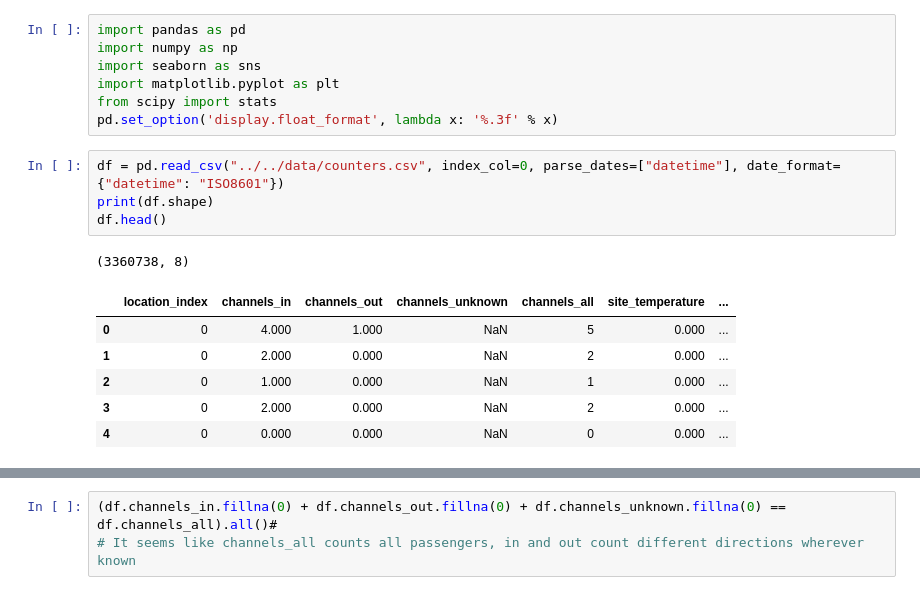
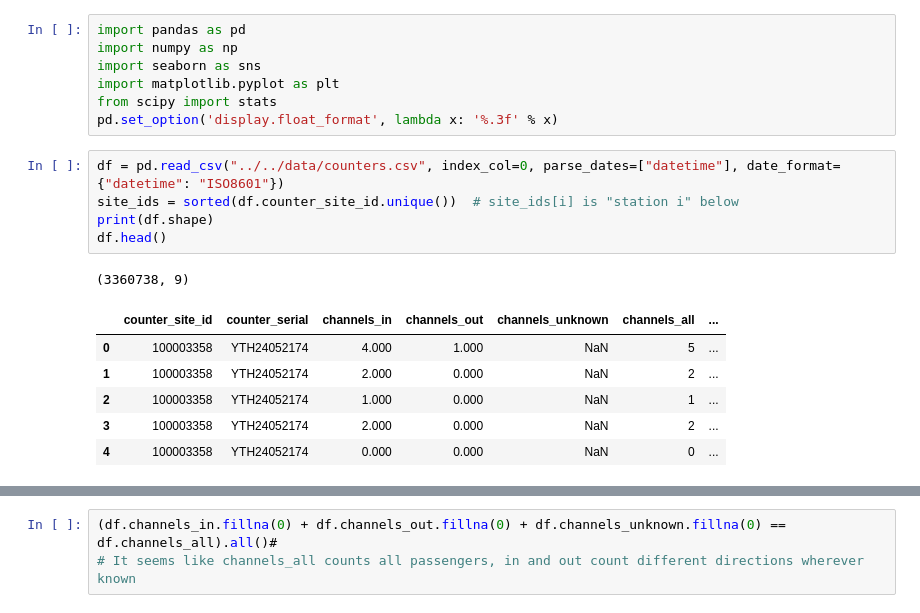
Before and after one commit to danrocag/fahrrad-analyse, a Jupyter notebook: src/fahrrad_analyse/explore.ipynb, the cells around one changed output, grey strips where cells are left out. Cells and saved outputs as stored; diff of their text form.

```diff
--- a/src/fahrrad_analyse/explore.ipynb
+++ b/src/fahrrad_analyse/explore.ipynb
@@ -7,16 +7,17 @@ from scipy import stats
 pd.set_option('display.float_format', lambda x: '%.3f' % x)
 # %%
 df = pd.read_csv("../../data/counters.csv", index_col=0, parse_dates=["datetime"], date_format={"datetime": "ISO8601"})
+site_ids = sorted(df.counter_site_id.unique())  # site_ids[i] is "station i" below
 print(df.shape)
 df.head()
 # %% [output]
-(3360738, 8)
+(3360738, 9)
-|  | location_index | channels_in | channels_out | channels_unknown | channels_all | site_temperature | ... |
-| 0 | 0 | 4.000 | 1.000 | NaN | 5 | 0.000 | ... |
-| 1 | 0 | 2.000 | 0.000 | NaN | 2 | 0.000 | ... |
-| 2 | 0 | 1.000 | 0.000 | NaN | 1 | 0.000 | ... |
-| 3 | 0 | 2.000 | 0.000 | NaN | 2 | 0.000 | ... |
-| 4 | 0 | 0.000 | 0.000 | NaN | 0 | 0.000 | ... |
+|  | counter_site_id | counter_serial | channels_in | channels_out | channels_unknown | channels_all | ... |
+| 0 | 100003358 | YTH24052174 | 4.000 | 1.000 | NaN | 5 | ... |
+| 1 | 100003358 | YTH24052174 | 2.000 | 0.000 | NaN | 2 | ... |
+| 2 | 100003358 | YTH24052174 | 1.000 | 0.000 | NaN | 1 | ... |
+| 3 | 100003358 | YTH24052174 | 2.000 | 0.000 | NaN | 2 | ... |
+| 4 | 100003358 | YTH24052174 | 0.000 | 0.000 | NaN | 0 | ... |
 # %%
 # What's up with the channels_unknown feature?
 mask_unknown = df.channels_unknown.notna()
```
Also changed, not shown: parts of 16 cells of this notebook, 5 other files.
